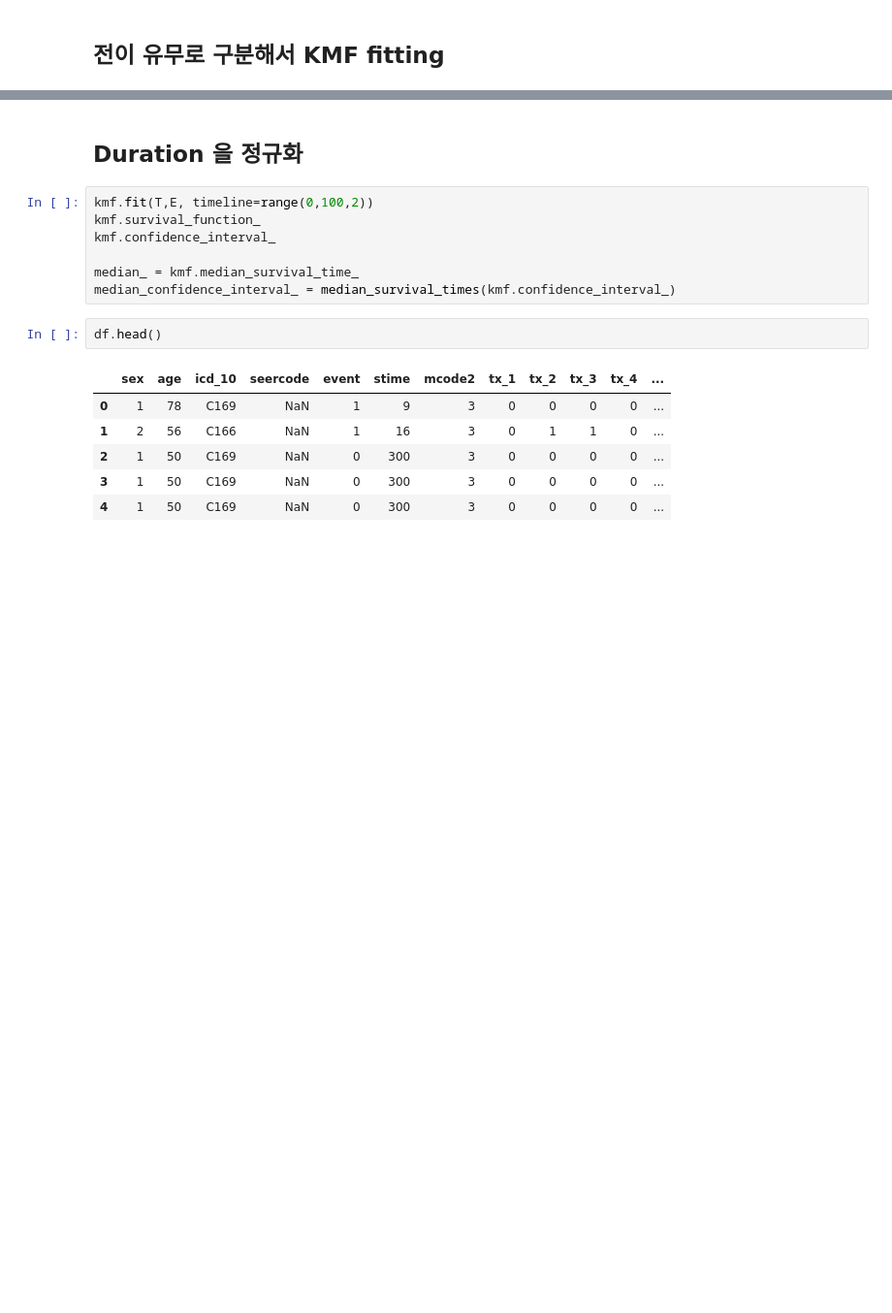
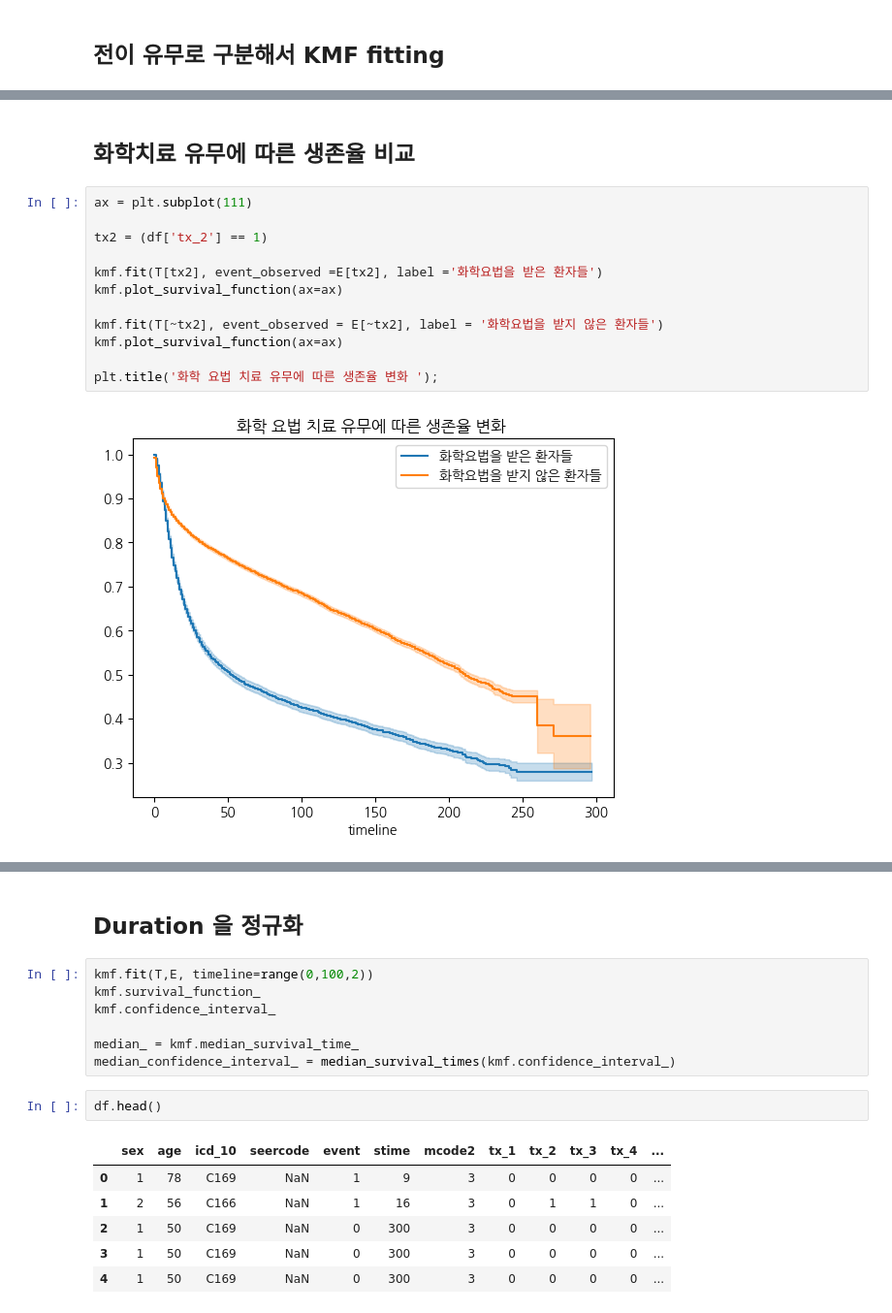
Before and after one commit to dohunhyeong/Busan_cancer_surv_analysis, a Jupyter notebook: SURV_MODEL.ipynb, the cells around one changed output, grey strips where cells are left out. Shown: that part at 97% size. Cells and saved outputs as stored; diff of their text form; blank space fills up the shorter version.

```diff
--- a/SURV_MODEL.ipynb
+++ b/SURV_MODEL.ipynb
@@ -71,0 +129,16 @@ AttributeError: 'Legend' object has no attribute 'legendHandles'
+# %% [markdown]
+## 화학치료 유무에 따른 생존율 비교
+# %%
+ax = plt.subplot(111)
+
+tx2 = (df['tx_2'] == 1)
+
+kmf.fit(T[tx2], event_observed =E[tx2], label ='화학요법을 받은 환자들')
+kmf.plot_survival_function(ax=ax)
+
+kmf.fit(T[~tx2], event_observed = E[~tx2], label = '화학요법을 받지 않은 환자들')
+kmf.plot_survival_function(ax=ax)
+
+plt.title('화학 요법 치료 유무에 따른 생존율 변화 ');
+# %% [output]
+[figure, added]
```
Also changed, not shown: parts of 18 cells of this notebook.
